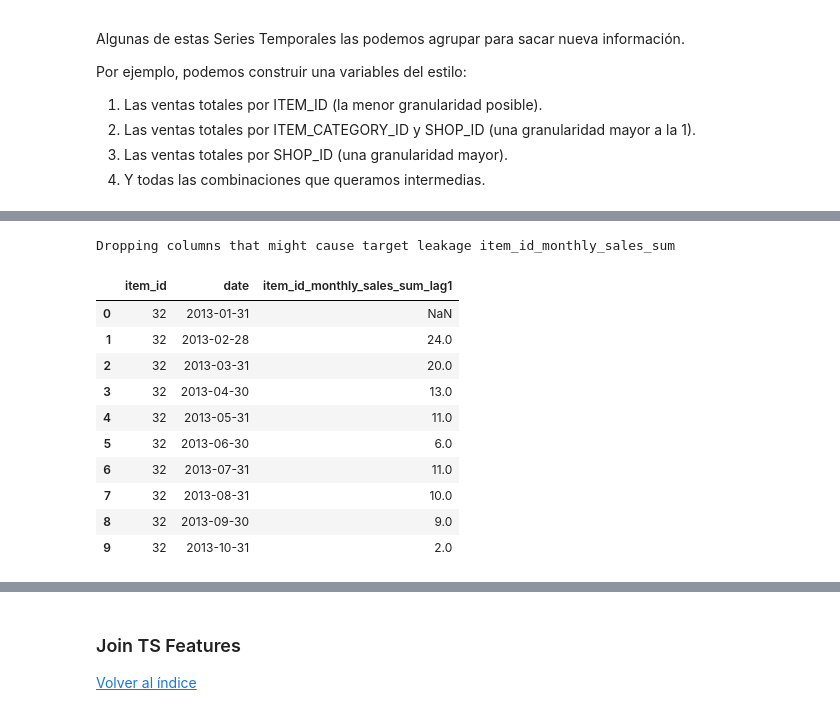
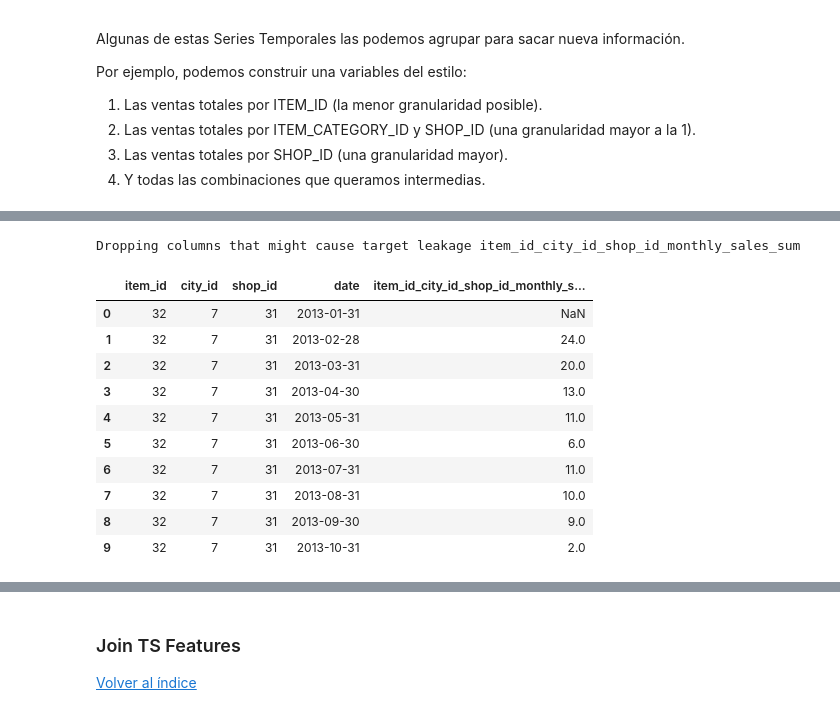
Before and after one commit to MarioMSI/kaggle_challenge_nuclio, a Jupyter notebook: challenge.ipynb, the cells around one changed output, grey strips where cells are left out. Drawn from its saved outputs; the diff is of its cells as text; code cells hidden in the pictures.

```diff
--- a/challenge.ipynb
+++ b/challenge.ipynb
@@ -351,0 +342,2 @@ IDEA para los alumnos: podéis intentar analizar algunas de las 400 Series Tempo
+# %%
+df['revenue'] = df['monthly_average_price'] * df['monthly_sales']
@@ -351,0 +494,4 @@ IDEA para los alumnos: podéis intentar analizar algunas de las 400 Series Tempo
+# %%
+df['rolling_sales'] = df['monthly_sales'].rolling(window=3).sum()
+
+# Puedes seleccionar solo las columnas relevantes si es necesario
@@ -369,7 +549,7 @@ Por ejemplo, podemos construir una variables del estilo:
 3. Las ventas totales por SHOP_ID (una granularidad mayor).
 4. Y todas las combinaciones que queramos intermedias.
 # %%
-def build_ts_vars(df, gb_list, target_column, agg_func, agg_func_name):
+def build_ts_vars(df, gb_list, target_column, agg_func, agg_func_name, lags ):
 
     assert "date" in df.columns.tolist(), "Date must be in df columns"
 
@@ -390,9 +570,12 @@ def build_ts_vars(df, gb_list, target_column, agg_func, agg_func_name):
         )
     )
 
-    gb_df_[f"{new_name}_lag1"] = gb_df_.groupby(gb_list)[new_name].transform(
-        lambda series: series.shift(1)
-    )
+    # ! he cambiado esta función, ahora tenemos lags
+    for lag in range(lags):
+        lag += 1
+        gb_df_[f"{new_name}_lag{lag}"] = gb_df_.groupby(gb_list)[new_name].transform(
+            lambda series: series.shift(lag)
+        )
 
     print(f"Dropping columns that might cause target leakage {new_name}")
     gb_df_.drop(new_name, inplace = True, axis = 1)
@@ -401,29 +633,31 @@ def build_ts_vars(df, gb_list, target_column, agg_func, agg_func_name):
 # %%
-GB_LIST = ["item_id"]
+GB_LIST = ["item_id", "city_id", "shop_id"]
 TARGET_COLUMN = "monthly_sales"
 AGG_FUNC = np.sum
 AGG_FUNC_NAME = "sum"
+LAGS = 1
 
 vars_ts_ = build_ts_vars(
     df = df,
     gb_list = GB_LIST,
     target_column = TARGET_COLUMN,
     agg_func = AGG_FUNC,
-    agg_func_name =  AGG_FUNC_NAME
+    agg_func_name =  AGG_FUNC_NAME,
+    lags=LAGS
 
 )
 
 vars_ts_.head(10)
 # %% [output]
-Dropping columns that might cause target leakage item_id_monthly_sales_sum
+Dropping columns that might cause target leakage item_id_city_id_shop_id_monthly_sales_sum
-|  | item_id | date | item_id_monthly_sales_sum_lag1 |
-| 0 | 32 | 2013-01-31 | NaN |
-| 1 | 32 | 2013-02-28 | 24.0 |
-| 2 | 32 | 2013-03-31 | 20.0 |
-| 3 | 32 | 2013-04-30 | 13.0 |
-| 4 | 32 | 2013-05-31 | 11.0 |
-| 5 | 32 | 2013-06-30 | 6.0 |
-| 6 | 32 | 2013-07-31 | 11.0 |
-| 7 | 32 | 2013-08-31 | 10.0 |
-| 8 | 32 | 2013-09-30 | 9.0 |
-| 9 | 32 | 2013-10-31 | 2.0 |
+|  | item_id | city_id | shop_id | date | item_id_city_id_shop_id_monthly_s... |
+| 0 | 32 | 7 | 31 | 2013-01-31 | NaN |
+| 1 | 32 | 7 | 31 | 2013-02-28 | 24.0 |
+| 2 | 32 | 7 | 31 | 2013-03-31 | 20.0 |
+| 3 | 32 | 7 | 31 | 2013-04-30 | 13.0 |
+| 4 | 32 | 7 | 31 | 2013-05-31 | 11.0 |
+| 5 | 32 | 7 | 31 | 2013-06-30 | 6.0 |
+| 6 | 32 | 7 | 31 | 2013-07-31 | 11.0 |
+| 7 | 32 | 7 | 31 | 2013-08-31 | 10.0 |
+| 8 | 32 | 7 | 31 | 2013-09-30 | 9.0 |
+| 9 | 32 | 7 | 31 | 2013-10-31 | 2.0 |
```
Also changed, not shown: parts of 47 cells of this notebook, 1 other file.
